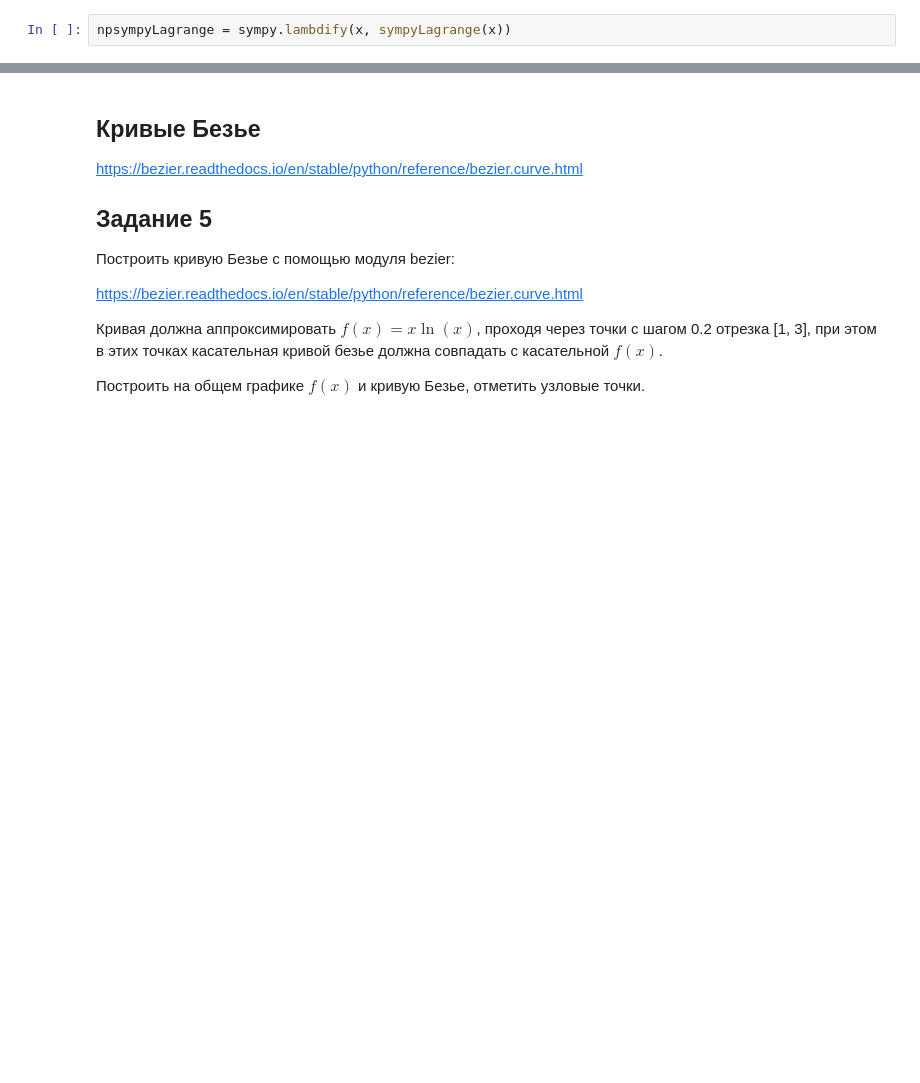
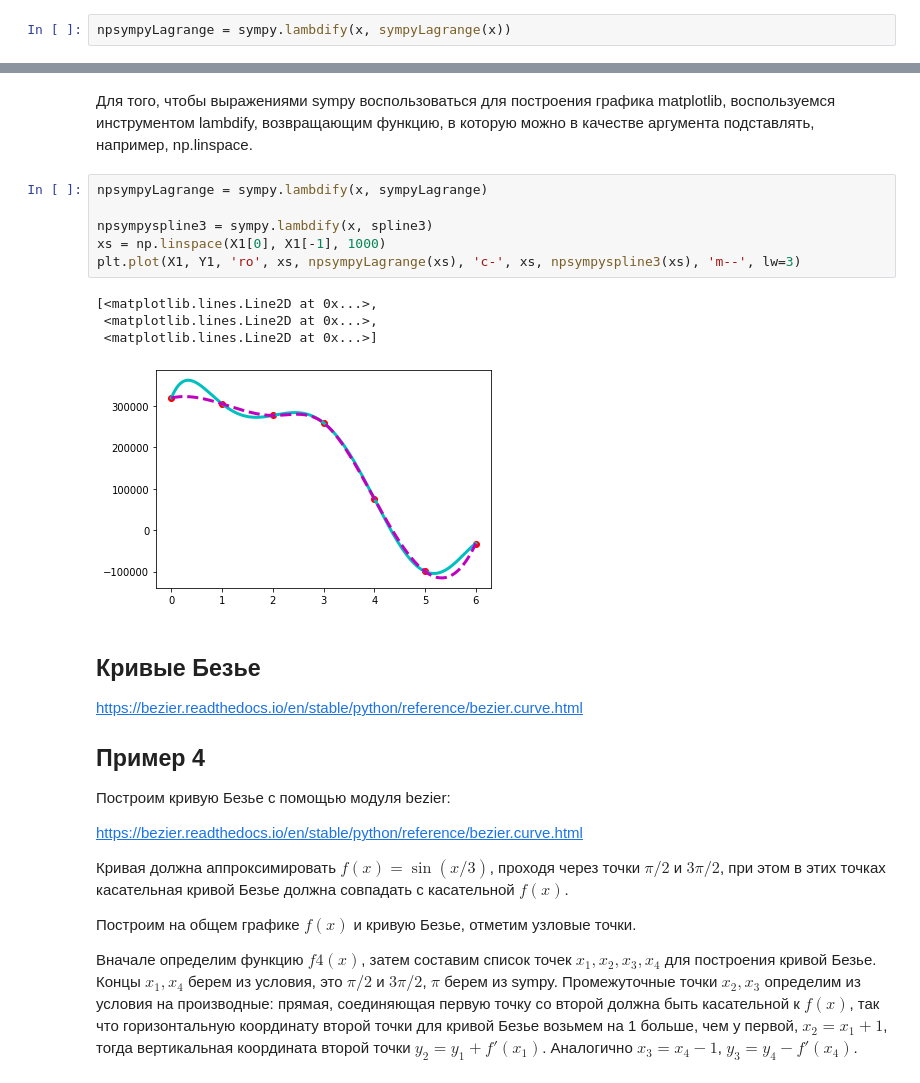
Before and after one commit to GalinaZh/Appl_alg2021, a Jupyter notebook: Applied_Alg_sem_6_Interpolation.ipynb, the cells around one changed output, grey strips where cells are left out. Saved outputs shown, nothing was run; the diff lists cells and outputs as text; blank space fills up the shorter version.

```diff
--- a/Applied_Alg_sem_6_Interpolation.ipynb
+++ b/Applied_Alg_sem_6_Interpolation.ipynb
@@ -195,13 +195,28 @@ sympy.integrate(difference4, (x, 0, 2))
+# %% [markdown]
+Для того, чтобы выражениями sympy воспользоваться для построения графика matplotlib, воспользуемся инструментом lambdify, возвращающим функцию, в которую можно в качестве аргумента подставлять, например, np.linspace.
+# %%
+npsympyLagrange = sympy.lambdify(x, sympyLagrange)
+
+npsympyspline3 = sympy.lambdify(x, spline3)
+xs = np.linspace(X1[0], X1[-1], 1000)
+plt.plot(X1, Y1, 'ro', xs, npsympyLagrange(xs), 'c-', xs, npsympyspline3(xs), 'm--', lw=3)
+# %% [output]
+[<matplotlib.lines.Line2D at 0x...>,
+ <matplotlib.lines.Line2D at 0x...>,
+ <matplotlib.lines.Line2D at 0x...>]
+[figure, added]
 # %% [markdown]
 ## Кривые Безье
 
 https://bezier.readthedocs.io/en/stable/python/reference/bezier.curve.html
 
-## Задание 5
-Построить кривую Безье с помощью модуля bezier:
+## Пример 4
+Построим кривую Безье с помощью модуля bezier:
 
 https://bezier.readthedocs.io/en/stable/python/reference/bezier.curve.html
 
-Кривая должна аппроксимировать $f(x) = x\ln(x)$, проходя через точки с шагом 0.2 отрезка [1, 3], при этом в этих точках касательная кривой безье должна совпадать с касательной $f(x)$.
+Кривая должна аппроксимировать $f(x) = \sin(x/3)$, проходя через точки $\pi/2$ и $3\pi/2$, при этом в этих точках касательная кривой Безье должна совпадать с касательной $f(x)$.
 
-Построить на общем графике $f(x)$ и кривую Безье, отметить узловые точки.
+Построим на общем графике $f(x)$ и кривую Безье, отметим узловые точки.
+
+Вначале определим функцию $f4(x)$, затем составим список точек $x_1, x_2, x_3, x_4$ для построения кривой Безье. Концы $x_1, x_4$ берем из условия, это $\pi/2$ и $3\pi/2$, $\pi$ берем из sympy. Промежуточные точки $x_2, x_3$ определим из условия на производные: прямая, соединяющая первую точку со второй должна быть касательной к $f(x)$, так что горизонтальную координату второй точки для кривой Безье возьмем на 1 больше, чем у первой, $x_2 = x_1 + 1$, тогда вертикальная координата второй точки $y_2 = y_1 + f'(x_1)$. Аналогично $x_3 = x_4 - 1$, $y_3 = y_4 - f'(x_4)$.
```
Also changed, not shown: parts of 20 cells of this notebook.
